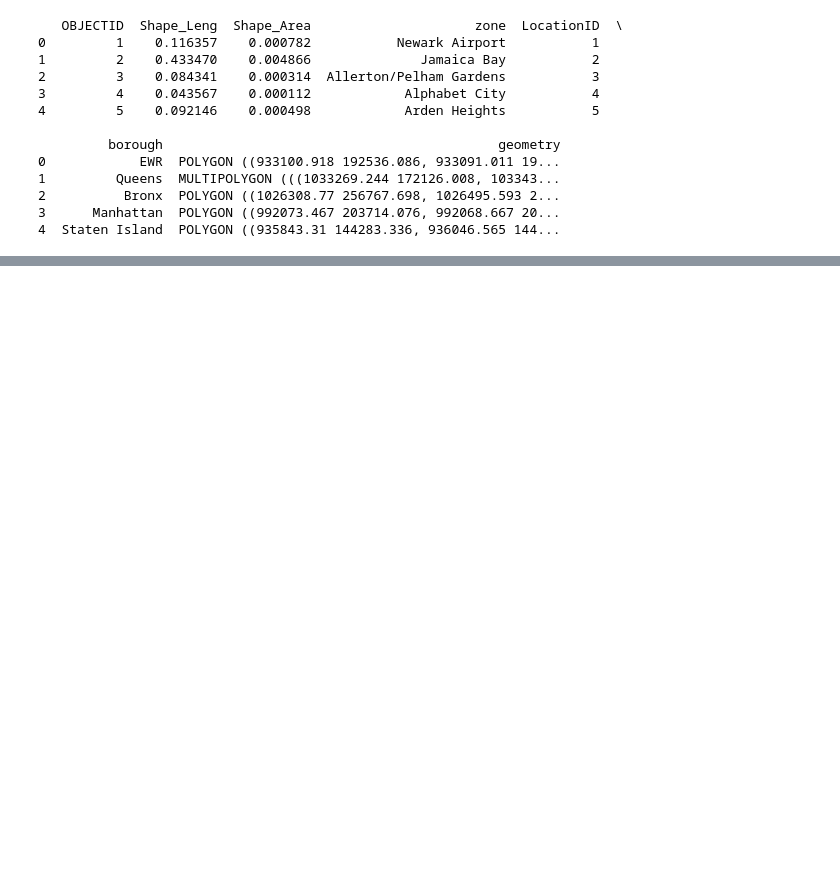
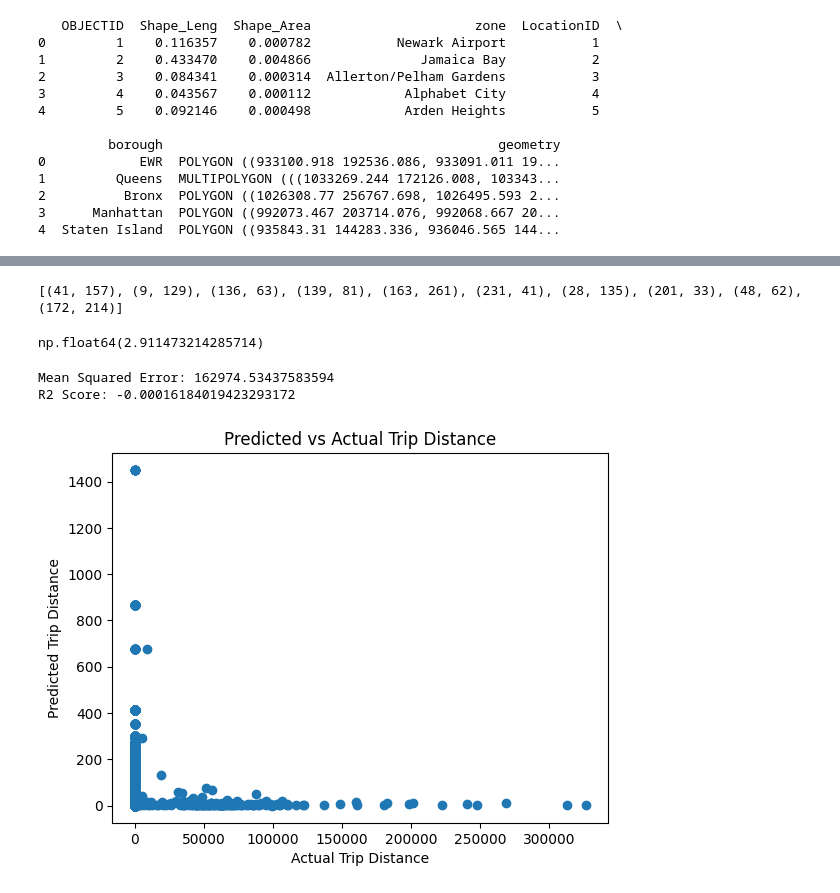
Before and after one commit to HemachandraKolisetty/nyc_taxi_analysis, a Jupyter notebook: scratch.ipynb, the cells around one changed output, grey strips where cells are left out. Saved outputs shown, nothing was run; the diff lists cells and outputs as text; code cells hidden in the pictures; blank space fills up the shorter version.

Commit message:
random stuff

```diff
--- a/scratch.ipynb
+++ b/scratch.ipynb
@@ -303,0 +487,48 @@ zones.shape
+# %%
+data = pd.read_csv('trip_distance_matrix.csv')
+
+pairs_with_distance = []
+cnt = 0
+while cnt < 10:
+    i = np.random.randint(0, len(data))
+    j = np.random.randint(0, len(data))
+    if data.iloc[i, j] > 0:
+        pairs_with_distance.append((i + 1, j + 1))
+        cnt += 1
+print(pairs_with_distance)
+# %% [output]
+[(41, 157), (9, 129), (136, 63), (139, 81), (163, 261), (231, 41), (28, 135), (201, 33), (48, 62), (172, 214)]
+# %%
+data.iloc[40, 156]
+# %% [output]
+np.float64(2.911473214285714)
+# %%
+# create xgboost model to predict trip distance from pickup and dropoff locations
+from sklearn.model_selection import train_test_split
+
+# split the data into train and test sets
+X_train, X_test, y_train, y_test = train_test_split(df[['PULocationID', 'DOLocationID']], df['trip_distance'], test_size=0.2, random_state=random_seed)
+# create a xgboost model
+model = xgb.XGBRegressor(objective='reg:squarederror', random_state=random_seed)
+# fit the model
+model.fit(X_train, y_train)
+# predict the trip distance
+y_pred = model.predict(X_test)
+# evaluate the model
+from sklearn.metrics import mean_squared_error, r2_score
+mse = mean_squared_error(y_test, y_pred)
+r2 = r2_score(y_test, y_pred)
+print('Mean Squared Error:', mse)
+print('R2 Score:', r2)
+# plot the predicted vs actual trip distance
+plt.scatter(y_test, y_pred)
+plt.xlabel('Actual Trip Distance')
+plt.ylabel('Predicted Trip Distance')
+plt.title('Predicted vs Actual Trip Distance')
+plt.show()
+# save the model
+model.save_model('trip_distance_model.json')
+# %% [output]
+Mean Squared Error: 162974.53437583594
+R2 Score: -0.00016184019423293172
+[figure, added]
```
Also changed, not shown: parts of 12 cells of this notebook.
